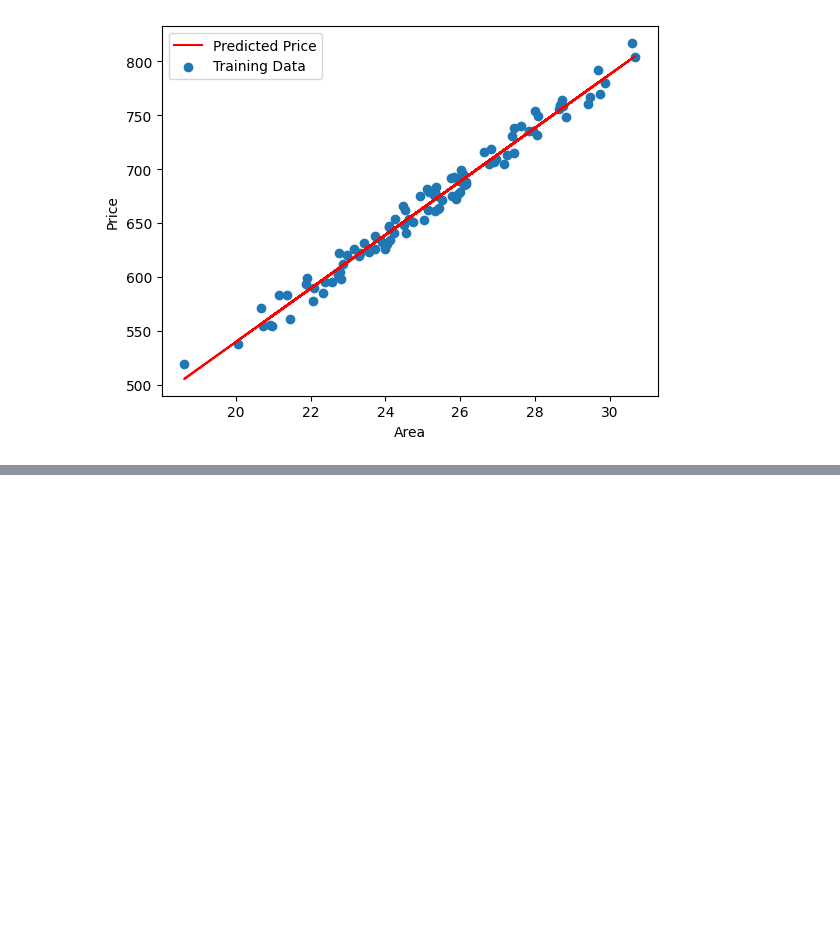
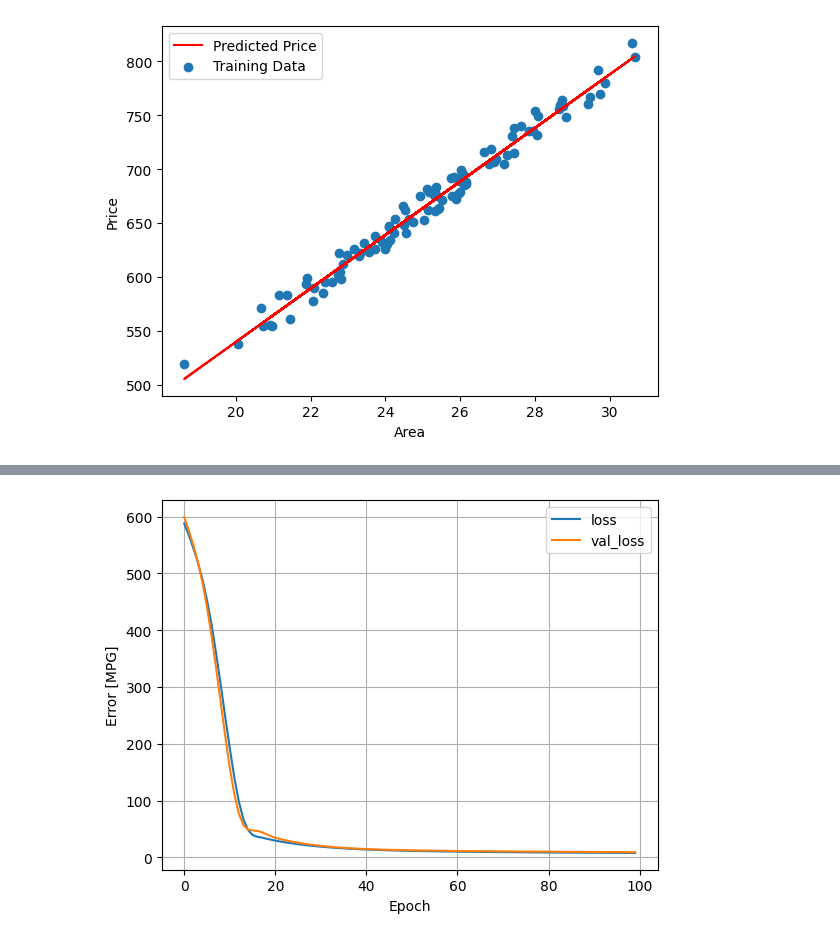
Before and after one commit to nasarinagasunil/DeepLearning_with_Tensforflow, a Jupyter notebook: 02_ClassificationAndRegression.ipynb, the cells around one changed output, grey strips where cells are left out. Saved outputs shown, nothing was run; the diff lists cells and outputs as text; code cells hidden in the pictures; blank space fills up the shorter version.

```diff
--- a/02_ClassificationAndRegression.ipynb
+++ b/02_ClassificationAndRegression.ipynb
@@ -35,0 +149,12 @@ plt.legend()
+# %%
+#Normalize
+data_normalizer = Normalization(axis=1)
+data_normalizer.adapt(np.array(train_features))
+# %%
+model = K.Sequential([
+    data_normalizer,
+    Dense(64, activation='relu'),
+    Dense(32, activation='relu'),
+    Dense(1, activation=None)
+])
+model.summary()
@@ -35,0 +177,4 @@ plt.legend()
+# %%
+model.compile(optimizer='adam', loss='mean_squared_error')
+# %%
+history = model.fit(x=train_features,y=train_labels, epochs=100, verbose=1, validation_split=0.2)
@@ -35,0 +199,9 @@ plt.legend()
+# %%
+plt.plot(history.history['loss'], label='loss')
+plt.plot(history.history['val_loss'], label='val_loss')
+plt.xlabel('Epoch')
+plt.ylabel('Error [MPG]')
+plt.legend()
+plt.grid(True)
+# %% [output]
+[figure, added]
```
Also changed, not shown: parts of 30 cells of this notebook.
